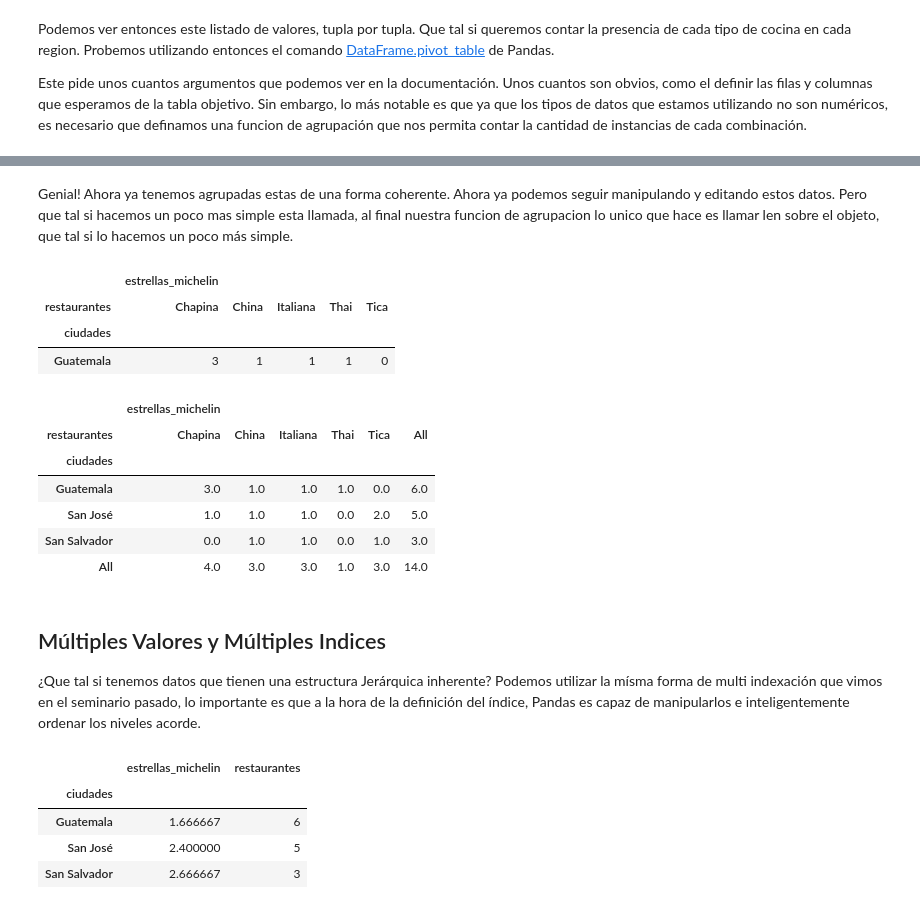
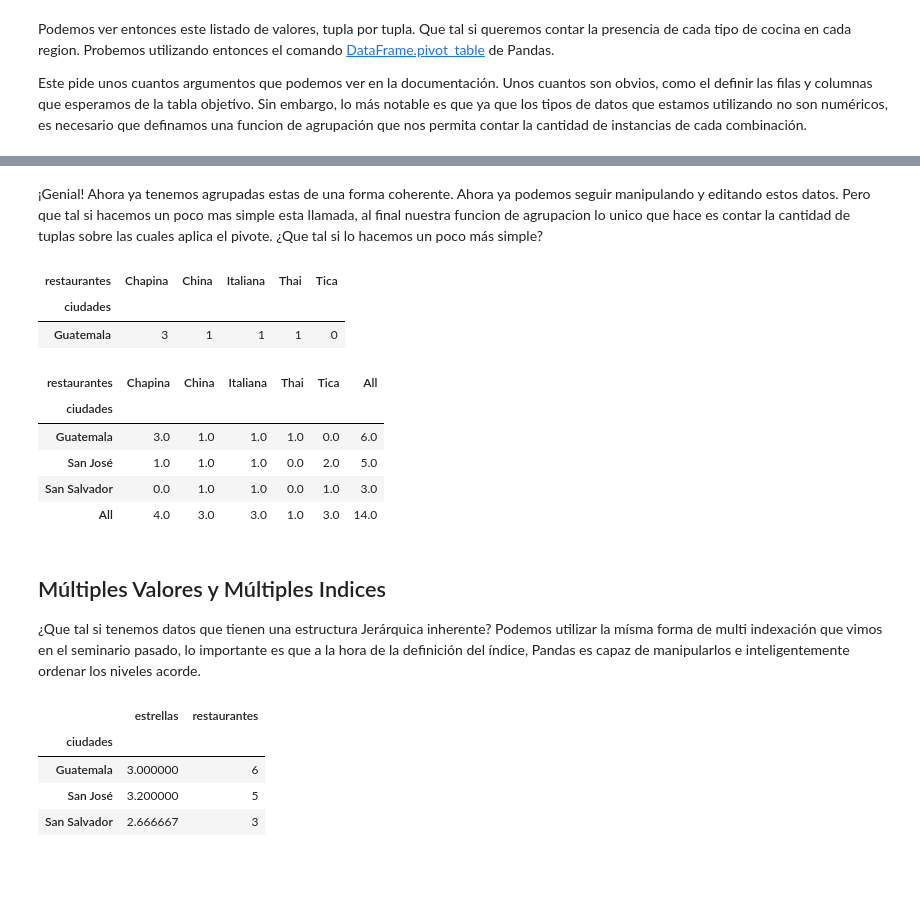
Before and after one commit to tian2992/notebooks_dateros, a Jupyter notebook: 02-Manipulacion-Agrupacion-Pivote/Manipulaciones-trasnformaciones.ipynb, the cells around one changed output, grey strips where cells are left out. Drawn from its saved outputs; the diff is of its cells as text; code cells hidden in the pictures; blank space fills up the shorter version.

```diff
--- a/02-Manipulacion-Agrupacion-Pivote/Manipulaciones-trasnformaciones.ipynb
+++ b/02-Manipulacion-Agrupacion-Pivote/Manipulaciones-trasnformaciones.ipynb
@@ -12,8 +16,8 @@ En este caso de ejemplo, crearemos un dataset de prueba con la diversidad de res
 # %%
 data_restaurantes = {
     'ciudades': ['Guatemala','Guatemala','Guatemala','Guatemala','Guatemala','Guatemala','San José','San José','San José','San José','San José','San Salvador','San Salvador','San Salvador'],
-    'restaurantes': ['Chapina','Chapina','China','Thai','Italiana','Chapina','Italiana','China','Tica','Chapina','Tica','Tica','Italiana','China'],
-    'estrellas_michelin': [0,1,0,5,3,1,2,2,4,0,4,3,2,3]
+    'restaurantes': ['Chapina','Chapina','China','Thai','Italiana','Chapina','Italiana','China','Tica','Chapina','Tica','Tica','Italiana','China']
 }
 
 restaurantes_dataframe_pares = pd.DataFrame(data_restaurantes)
+restaurantes_dataframe_pares
@@ -75,6 +77,6 @@ agrupacion_culinaria
 # %% [markdown]
-Genial! Ahora ya tenemos agrupadas estas de una forma coherente. Ahora ya podemos seguir manipulando y editando estos datos.
-Pero que tal si hacemos un poco mas simple esta llamada, al final nuestra funcion de agrupacion lo unico que hace es llamar len sobre el objeto, que tal si lo hacemos un poco más simple.
+¡Genial! Ahora ya tenemos agrupadas estas de una forma coherente. Ahora ya podemos seguir manipulando y editando estos datos.
+Pero que tal si hacemos un poco mas simple esta llamada, al final nuestra funcion de agrupacion lo unico que hace es contar la cantidad de tuplas sobre las cuales aplica el pivote. ¿Que tal si lo hacemos un poco más simple?
 # %%
 agrupacion_culinaria = restaurantes_dataframe_pares.pivot_table(
     index=["ciudades"],
@@ -84,16 +86,19 @@ agrupacion_culinaria = restaurantes_dataframe_pares.pivot_table(
 # %%
 agrupacion_culinaria.query('ciudades == ["Guatemala"]')
 # %% [output]
-|  | estrellas_michelin |  |  |  |  |
 | restaurantes | Chapina | China | Italiana | Thai | Tica |
 | ciudades |  |  |  |  |  |
 | Guatemala | 3 | 1 | 1 | 1 | 0 |
 # %%
 ## Con el argumento Margins, Panda calcula los valores sumados de los totales por agrupación.
-agrupacion_culinaria_m = restaurantes_dataframe_pares.pivot_table(index=["ciudades"], columns="restaurantes", aggfunc=lambda x: len(x), fill_value=0, margins=True)
+agrupacion_culinaria_m = restaurantes_dataframe_pares.pivot_table(
+    index=["ciudades"],
+    columns="restaurantes",
+    aggfunc=len,
+    fill_value=0,
+    margins=True)
 agrupacion_culinaria_m
 # %% [output]
-|  | estrellas_michelin |  |  |  |  |  |
 | restaurantes | Chapina | China | Italiana | Thai | Tica | All |
 | ciudades |  |  |  |  |  |  |
 | Guatemala | 3.0 | 1.0 | 1.0 | 1.0 | 0.0 | 6.0 |
@@ -106,13 +119,13 @@ agrupacion_culinaria_m
 # %%
-agrupacion_culinaria_promedio_estrellas = restaurantes_dataframe_pares.pivot_table(
+agrupacion_culinaria_promedio_estrellas = restaurantes_dataframe_estrellas.pivot_table(
     index=["ciudades"],
-    values=["restaurantes", "estrellas_michelin"],
-    aggfunc={"restaurantes":len,"estrellas_michelin":np.mean},
+    values=["restaurantes", "estrellas"],
+    aggfunc={"restaurantes":len,"estrellas":np.mean},
     fill_value=0)
 agrupacion_culinaria_promedio_estrellas
 # %% [output]
-|  | estrellas_michelin | restaurantes |
+|  | estrellas | restaurantes |
 | ciudades |  |  |
-| Guatemala | 1.666667 | 6 |
-| San José | 2.400000 | 5 |
+| Guatemala | 3.000000 | 6 |
+| San José | 3.200000 | 5 |
 | San Salvador | 2.666667 | 3 |
```
Also changed, not shown: parts of 17 cells of this notebook.
